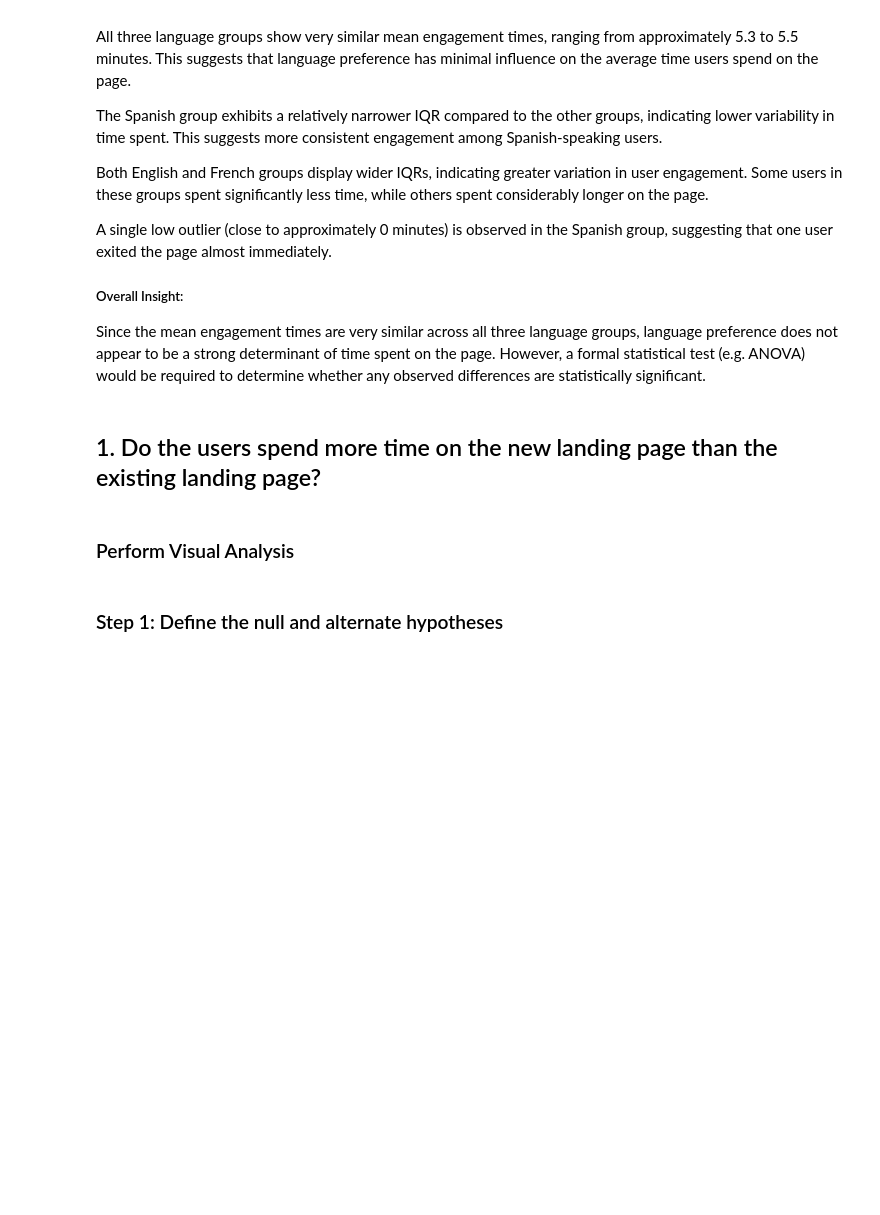
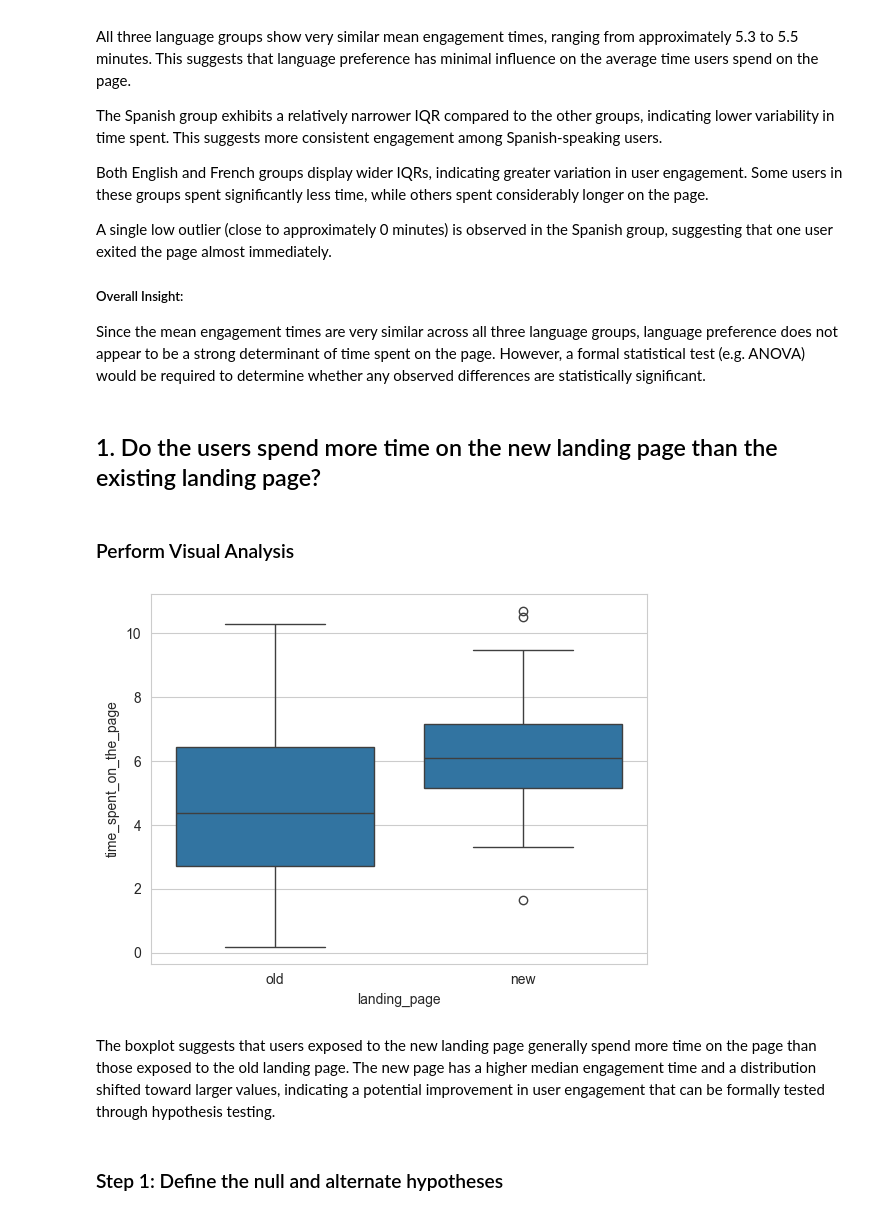
Before and after one commit to Irene-coder-dot/E-News-Express, a Jupyter notebook: ENews_Express_Learner_Notebook_Full_Code.ipynb, the cells around one changed output. Drawn from its saved outputs; the diff is of its cells as text; code cells hidden in the pictures; blank space fills up the shorter version.

```diff
--- a/ENews_Express_Learner_Notebook_Full_Code.ipynb
+++ b/ENews_Express_Learner_Notebook_Full_Code.ipynb
@@ -594,5 +594,14 @@ Since the mean engagement times are very similar across all three language group
 ## 1. Do the users spend more time on the new landing page than the existing landing page?
 # %% [markdown]
 ### Perform Visual Analysis
+# %%
+# Compare time spent distribution between old and new landing pages
+sns.boxplot(data=ENews_df,
+            x='landing_page',
+            y='time_spent_on_the_page');
+# %% [output]
+[figure, added]
+# %% [markdown]
+The boxplot suggests that users exposed to the new landing page generally spend more time on the page than those exposed to the old landing page. The new page has a higher median engagement time and a distribution shifted toward larger values, indicating a potential improvement in user engagement that can be formally tested through hypothesis testing.
 # %% [markdown]
 ### Step 1: Define the null and alternate hypotheses
```
Also changed, not shown: parts of 8 cells of this notebook.
